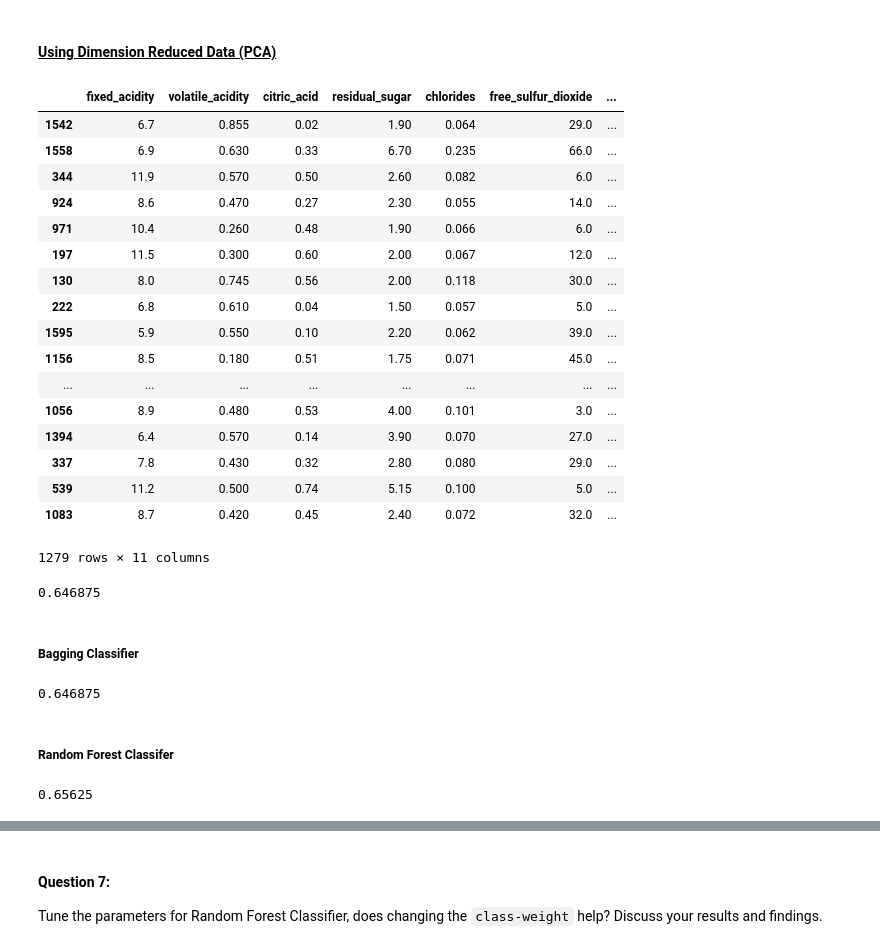
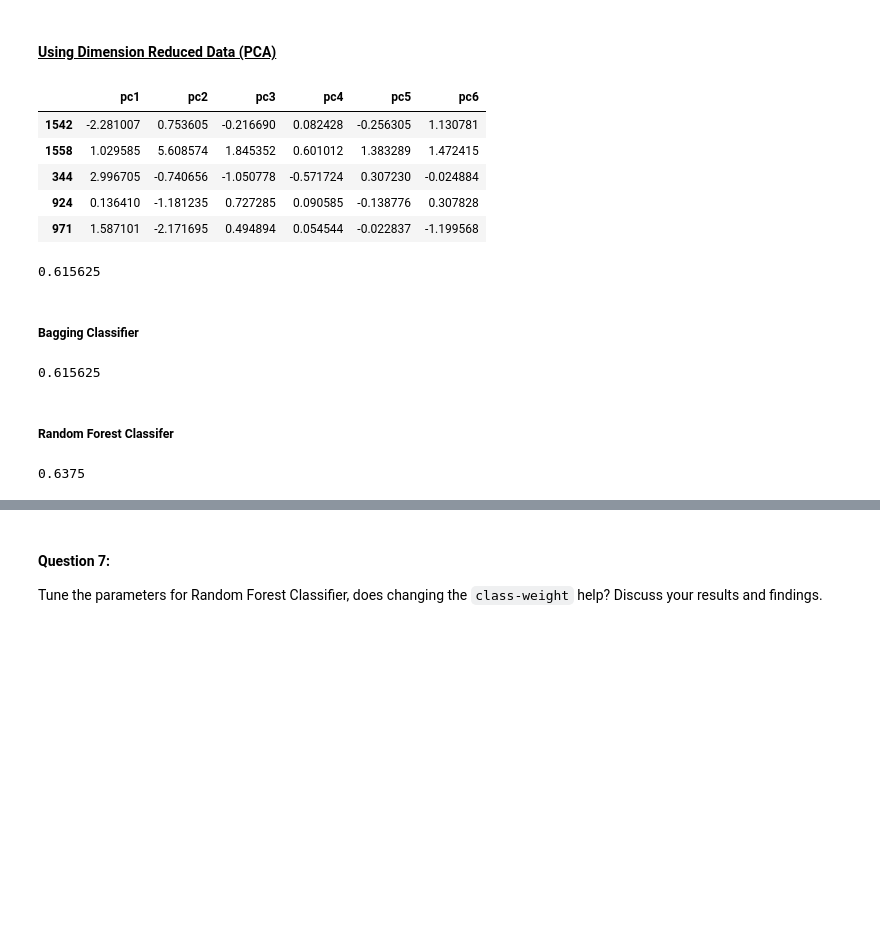
Before and after one commit to miggytrinidad/INFOT70_A3, a Jupyter notebook: INFOT780-assignment3_team05.ipynb, the cells around one changed output, grey strips where cells are left out. Cells and saved outputs as stored; diff of their text form; code cells hidden in the pictures; blank space fills up the shorter version.

```diff
--- a/INFOT780-assignment3.ipynb
+++ b/INFOT780-assignment3_team05.ipynb
@@ -638,28 +638,16 @@ rfc_score
 # %%
 #Split data to train and test datasets
 df_dr = pd.DataFrame(X_train_reduced, columns=['pc1','pc2', 'pc3', 'pc4', 'pc5', 'pc6'])
 
-X_train_pca, X_test_pca, y_train_pca, y_test_pca = train_test_split(X, y, test_size = 0.2, stratify = y, random_state = 42)
+X_train_pca, X_test_pca, y_train_pca, y_test_pca = train_test_split(df_dr, y, test_size = 0.2, stratify = y, random_state = 42)
 X_train_pca.head()
 # %% [output]
-|  | fixed_acidity | volatile_acidity | citric_acid | residual_sugar | chlorides | free_sulfur_dioxide | ... |
-| 1542 | 6.7 | 0.855 | 0.02 | 1.90 | 0.064 | 29.0 | ... |
-| 1558 | 6.9 | 0.630 | 0.33 | 6.70 | 0.235 | 66.0 | ... |
-| 344 | 11.9 | 0.570 | 0.50 | 2.60 | 0.082 | 6.0 | ... |
-| 924 | 8.6 | 0.470 | 0.27 | 2.30 | 0.055 | 14.0 | ... |
-| 971 | 10.4 | 0.260 | 0.48 | 1.90 | 0.066 | 6.0 | ... |
-| 197 | 11.5 | 0.300 | 0.60 | 2.00 | 0.067 | 12.0 | ... |
-| 130 | 8.0 | 0.745 | 0.56 | 2.00 | 0.118 | 30.0 | ... |
-| 222 | 6.8 | 0.610 | 0.04 | 1.50 | 0.057 | 5.0 | ... |
-| 1595 | 5.9 | 0.550 | 0.10 | 2.20 | 0.062 | 39.0 | ... |
-| 1156 | 8.5 | 0.180 | 0.51 | 1.75 | 0.071 | 45.0 | ... |
-| ... | ... | ... | ... | ... | ... | ... | ... |
-| 1056 | 8.9 | 0.480 | 0.53 | 4.00 | 0.101 | 3.0 | ... |
-| 1394 | 6.4 | 0.570 | 0.14 | 3.90 | 0.070 | 27.0 | ... |
-| 337 | 7.8 | 0.430 | 0.32 | 2.80 | 0.080 | 29.0 | ... |
-| 539 | 11.2 | 0.500 | 0.74 | 5.15 | 0.100 | 5.0 | ... |
-| 1083 | 8.7 | 0.420 | 0.45 | 2.40 | 0.072 | 32.0 | ... |
+|  | pc1 | pc2 | pc3 | pc4 | pc5 | pc6 |
+| 1542 | -2.281007 | 0.753605 | -0.216690 | 0.082428 | -0.256305 | 1.130781 |
+| 1558 | 1.029585 | 5.608574 | 1.845352 | 0.601012 | 1.383289 | 1.472415 |
+| 344 | 2.996705 | -0.740656 | -1.050778 | -0.571724 | 0.307230 | -0.024884 |
+| 924 | 0.136410 | -1.181235 | 0.727285 | 0.090585 | -0.138776 | 0.307828 |
+| 971 | 1.587101 | -2.171695 | 0.494894 | 0.054544 | -0.022837 | -1.199568 |
-1279 rows × 11 columns
 # %%
 svmClf = SVC(probability=True, random_state=42) # force a probability calculation
 logClf = LogisticRegression(random_state=42)
@@ -677,7 +665,7 @@ clf.fit(X_train_pca, y_train_pca) # train the ensemble classifier
 dr_voting_score = clf.score(X_test_pca, y_test_pca)
 dr_voting_score
 # %% [output]
-0.646875
+0.615625
 # %% [markdown]
 ##### Bagging Classifier
 # %%
@@ -695,7 +683,7 @@ preds_bc_clf = bc_clf.predict(X_test_pca)
 dr_bagging_score = clf.score(X_test_pca, y_test_pca)
 dr_bagging_score
 # %% [output]
-0.646875
+0.615625
 # %% [markdown]
 ##### Random Forest Classifer
 # %%
@@ -706,7 +694,7 @@ rfc.fit(X_train_pca, y_train_pca)
 dr_rfc_score = rfc.score(X_test_pca, y_test_pca)
 dr_rfc_score
 # %% [output]
-0.65625
+0.6375
 # %%
 results = pd.DataFrame([voting_score, dr_voting_score,
                         bagging_score, dr_bagging_score,
```
Also changed, not shown: parts of 4 cells of this notebook.
